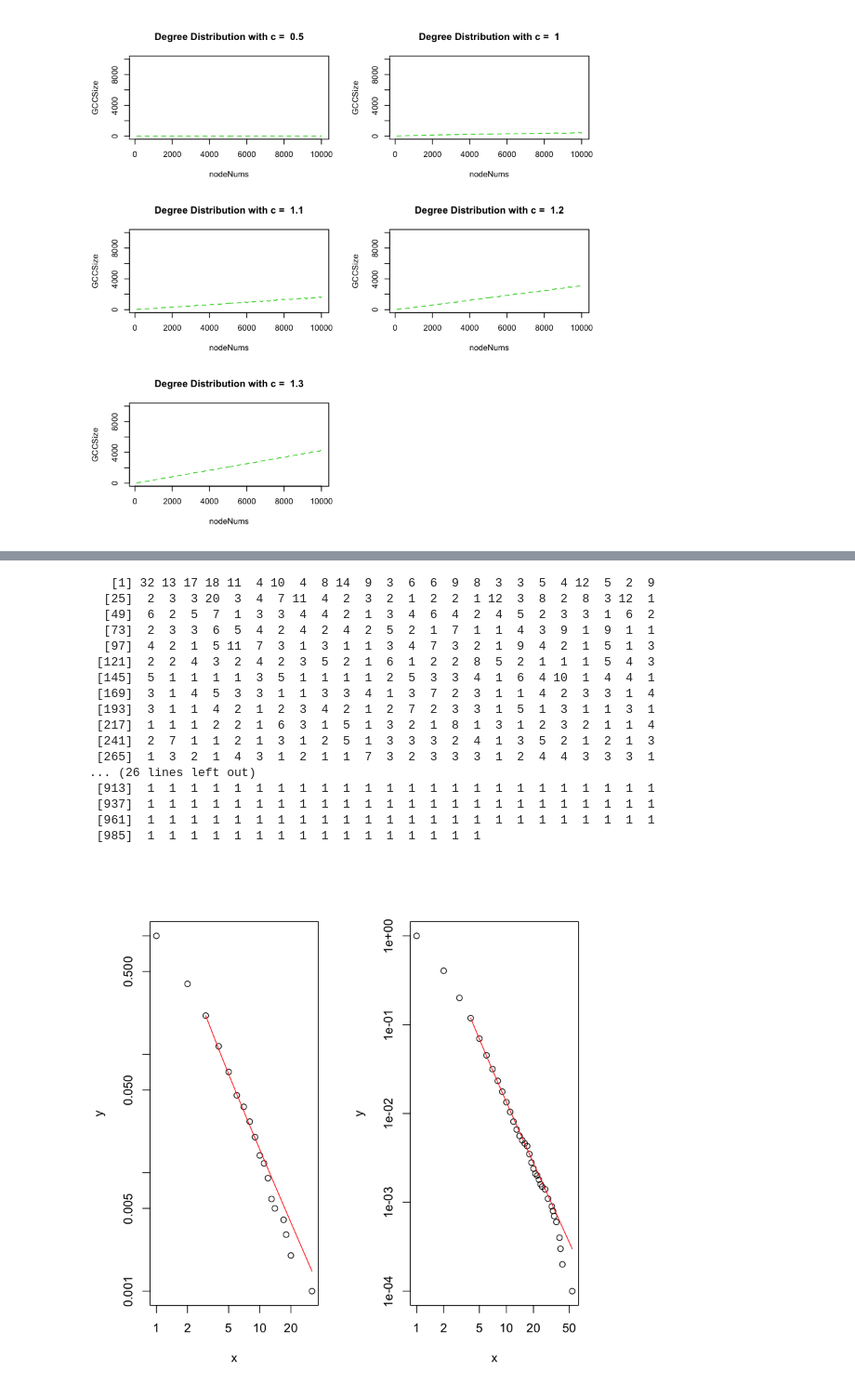
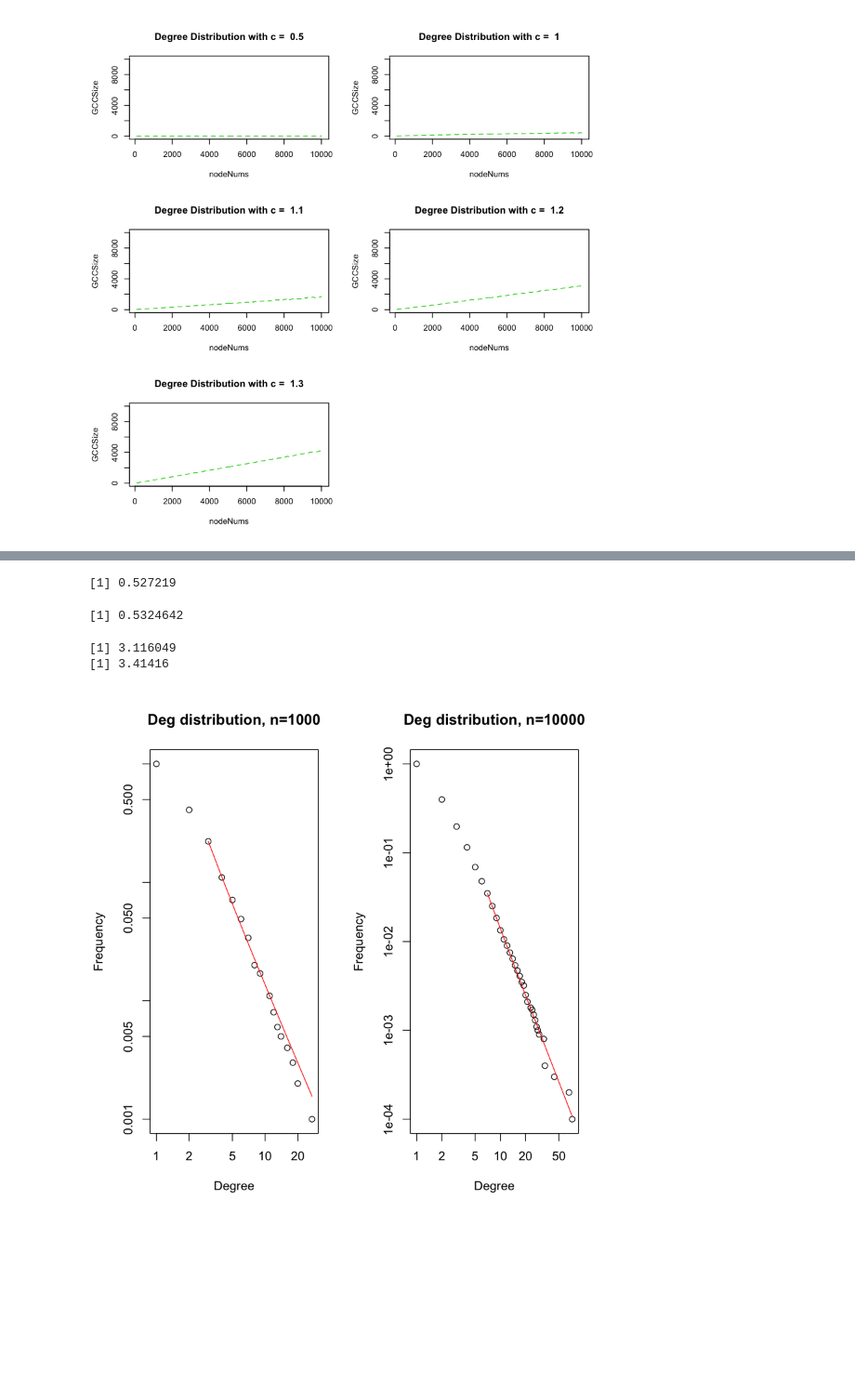
Before and after one commit to twjeric/UCLA-EE232-Large-Scale-Social-and-Complex-Networks, a Jupyter notebook: Project1/232EP1.ipynb, the cells around one changed output, grey strips where cells are left out. Shown at 93% size. Drawn from its saved outputs; the diff is of its cells as text; code cells hidden in the pictures; blank space fills up the shorter version.

```diff
--- a/Project1/232EP1.ipynb
+++ b/Project1/232EP1.ipynb
@@ -66,7 +54,7 @@ print(vars2)
 # %%
-#(b)
+#part(b)
 #not all random realization of the ER network connected
-iter <- 1000
+iter <- 2000
 connected = c(0,0,0,0,0)
 diameters = c(0,0,0,0,0)
 for(i in 1:iter){
@@ -75,15 +63,12 @@ for(i in 1:iter){
         connected[j] = connected[j] + is.connected(g)
         if(diameters[j] == 0 && !is.connected(g)){
             g.components <- clusters(g)
-            #print(g.components$csize)
             # which is the largest component
             ix <- which.max(g.components$csize)
             # get the subgraph correspondent to just the giant component
             g.giant <- induced.subgraph(g, which(g.components$membership == ix))
             diameters[j] = diameter(g.giant)
         }
-
     }
-
 }
 # %%
@@ -100,6 +88,6 @@ p_upper <- log(nodeNum) / nodeNum
 # %%
 
-p_list <- seq(0.00001, 5 * p_upper, p_upper / 100)
+p_list <- seq(0.00001, 3 * p_upper, p_upper / 50)
 # %%
 normalizedGCC = rep(0,length(p_list))
 for(i in 1:length(p_list)){
@@ -202,0 +248,6 @@ The downloaded binary packages are in
+# %%
+#part(g)
+#m = 2
+#(a)
+g1 <- barabasi.game(1000, m = 2 ,directed=F)
+plot(g1,vertex.size=3, vertex.label.cex=0.2)
@@ -203,38 +257,40 @@ The downloaded binary packages are in
+# %%
+#(b)
+fg <- fastgreedy.community(g1)
+print(modularity(fg))
+# %% [output]
+[1] 0.527219
+# %%
+#(c)
+g2 <- barabasi.game(10000, m = 2 ,directed=F)
+fg2 <- fastgreedy.community(g2)
+print(modularity(fg2))
+# %% [output]
+[1] 0.5324642
 # %%
+#(d)
 layout(matrix(c(1,2), 1, 2, byrow = TRUE))
-#for(g in c(g1,g2))
 degreesVector1 <- degree(g1)
 degreesVector2 <- degree(g2)
 library(poweRlaw)
 mm1 = displ$new(degreesVector1)
 est1 = estimate_xmin(mm1)
+print(est1[[3]])#print gamma, slope = -gamma
+title1 = "Deg distribution, n=1000"
+title2 = "Deg distribution, n=10000"
 mm1$setXmin(est1[[2]])
 mm1$setPars(est1[[3]])
-plot(mm1)
+plot(mm1,main=title1,xlab="Degree",ylab="Frequency")
 lines(mm1,col=2)
 mm2 = displ$new(degreesVector2)
 est2 = estimate_xmin(mm2)
+print(est2[[3]])#print gamma, slope = -gamma
 mm2$setXmin(est2[[2]])
 mm2$setPars(est2[[3]])
-plot(mm2)
+plot(mm2,main=title2,xlab="Degree",ylab="Frequency")
 lines(mm2,col=2)
 # %% [output]
-   [1] 32 13 17 18 11  4 10  4  8 14  9  3  6  6  9  8  3  3  5  4 12  5  2  9
-  [25]  2  3  3 20  3  4  7 11  4  2  3  2  1  2  2  1 12  3  8  2  8  3 12  1
-  [49]  6  2  5  7  1  3  3  4  4  2  1  3  4  6  4  2  4  5  2  3  3  1  6  2
-  [73]  2  3  3  6  5  4  2  4  2  4  2  5  2  1  7  1  1  4  3  9  1  9  1  1
-  [97]  4  2  1  5 11  7  3  1  3  1  1  3  4  7  3  2  1  9  4  2  1  5  1  3
- [121]  2  2  4  3  2  4  2  3  5  2  1  6  1  2  2  8  5  2  1  1  1  5  4  3
- [145]  5  1  1  1  1  3  5  1  1  1  1  2  5  3  3  4  1  6  4 10  1  4  4  1
- [169]  3  1  4  5  3  3  1  1  3  3  4  1  3  7  2  3  1  1  4  2  3  3  1  4
- [193]  3  1  1  4  2  1  2  3  4  2  1  2  7  2  3  3  1  5  1  3  1  1  3  1
- [217]  1  1  1  2  2  1  6  3  1  5  1  3  2  1  8  1  3  1  2  3  2  1  1  4
- [241]  2  7  1  1  2  1  3  1  2  5  1  3  3  3  2  4  1  3  5  2  1  2  1  3
- [265]  1  3  2  1  4  3  1  2  1  1  7  3  2  3  3  3  1  2  4  4  3  3  3  1
-... (26 lines left out)
- [913]  1  1  1  1  1  1  1  1  1  1  1  1  1  1  1  1  1  1  1  1  1  1  1  1
- [937]  1  1  1  1  1  1  1  1  1  1  1  1  1  1  1  1  1  1  1  1  1  1  1  1
- [961]  1  1  1  1  1  1  1  1  1  1  1  1  1  1  1  1  1  1  1  1  1  1  1  1
- [985]  1  1  1  1  1  1  1  1  1  1  1  1  1  1  1  1
+[1] 3.116049
+[1] 3.41416
-[figure, old version]
+[figure, new version]
 # %%
```
Also changed, not shown: parts of 31 cells of this notebook.
